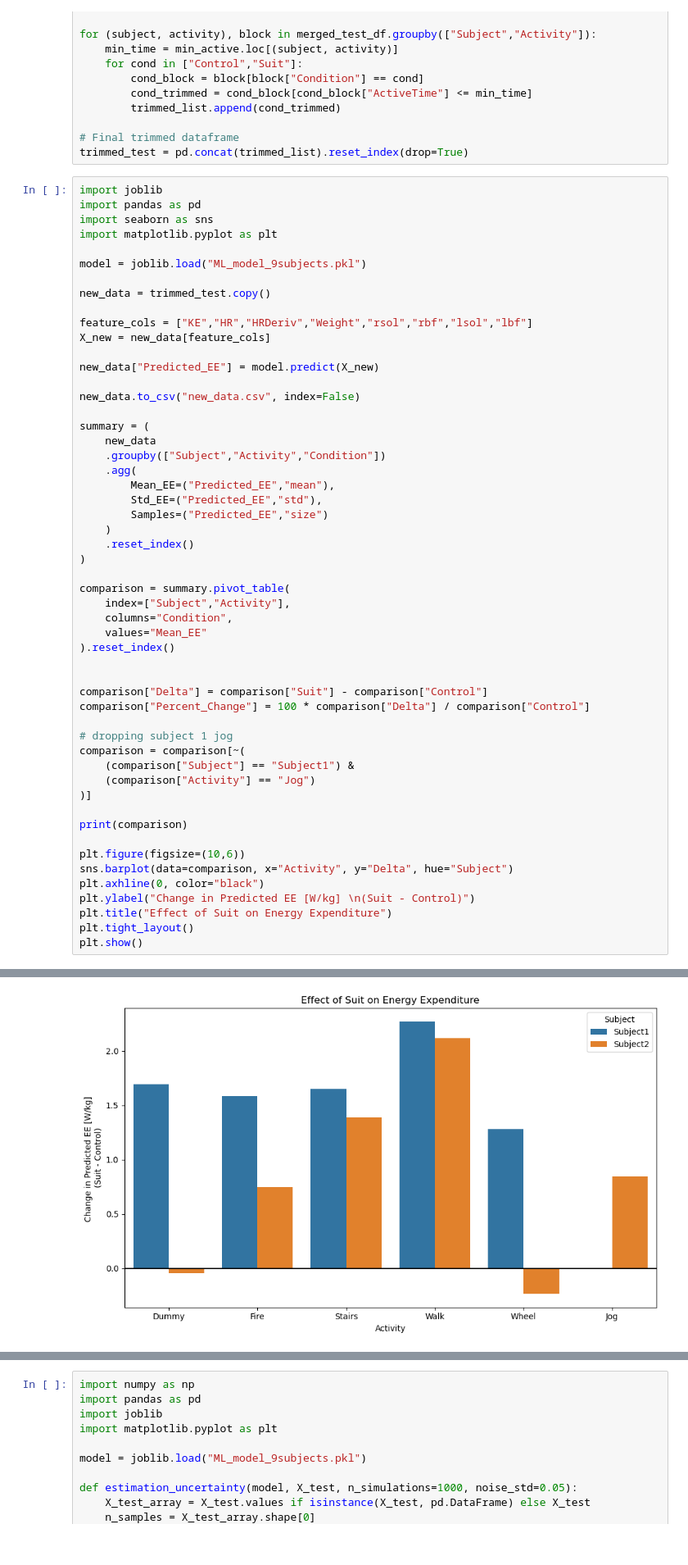
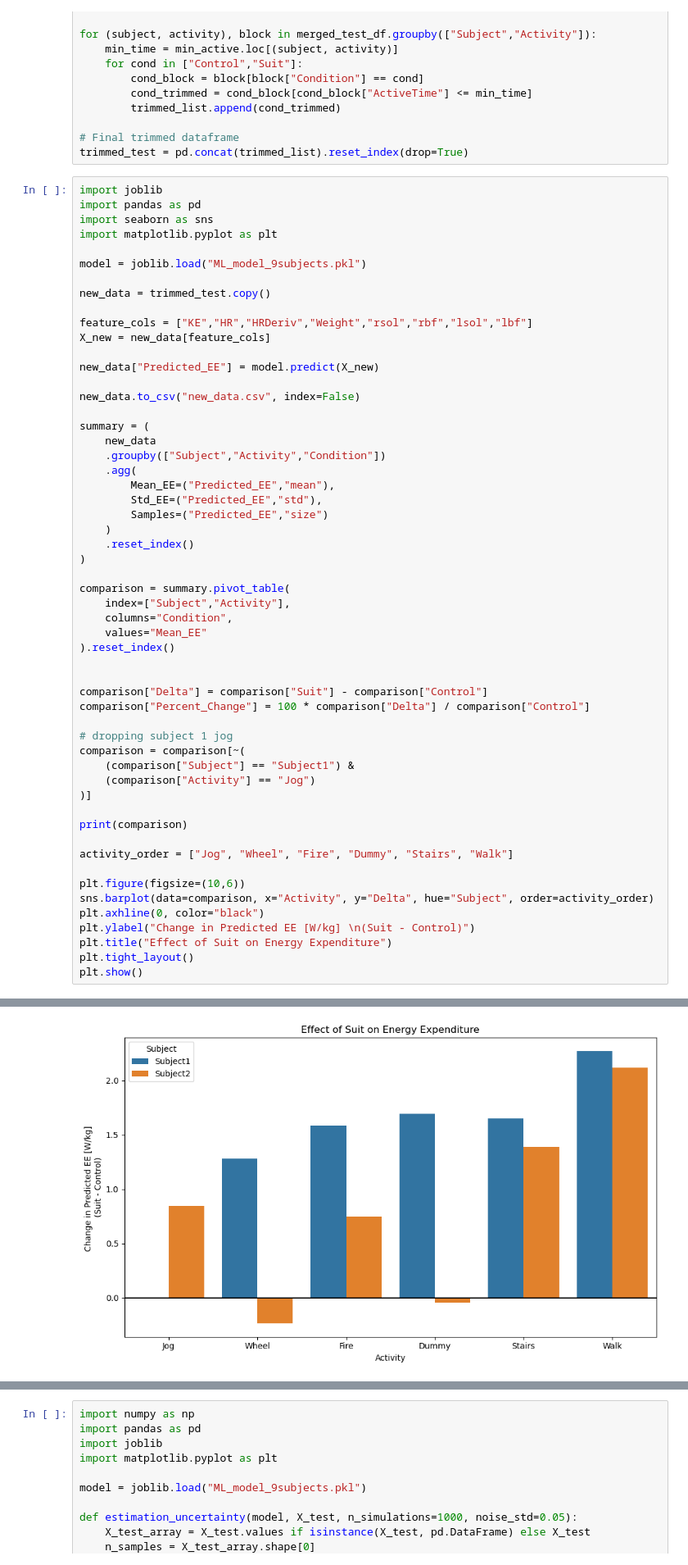
Before and after one commit to katiembutler/MetabolicCost, a Jupyter notebook: dataAnalysis.ipynb, the cells around one changed output, grey strips where cells are left out. Shown at 82% size. Saved outputs shown, nothing was run; the diff lists cells and outputs as text.

Commit message:
changed order on plot

```diff
--- a/dataAnalysis.ipynb
+++ b/dataAnalysis.ipynb
@@ -1379,35 +1379,37 @@ comparison = summary.pivot_table(
 comparison["Delta"] = comparison["Suit"] - comparison["Control"]
 comparison["Percent_Change"] = 100 * comparison["Delta"] / comparison["Control"]
 
 # dropping subject 1 jog
 comparison = comparison[~(
     (comparison["Subject"] == "Subject1") &
     (comparison["Activity"] == "Jog")
 )]
 
 print(comparison)
 
+activity_order = ["Jog", "Wheel", "Fire", "Dummy", "Stairs", "Walk"]
+
 plt.figure(figsize=(10,6))
-sns.barplot(data=comparison, x="Activity", y="Delta", hue="Subject")
+sns.barplot(data=comparison, x="Activity", y="Delta", hue="Subject", order=activity_order)
 plt.axhline(0, color="black")
 plt.ylabel("Change in Predicted EE [W/kg] \n(Suit - Control)")
 plt.title("Effect of Suit on Energy Expenditure")
 plt.tight_layout()
 plt.show()
 # %% [output]
 Condition   Subject Activity   Control       Suit     Delta  Percent_Change
 0          Subject1    Dummy  2.464450   4.160646  1.696196       68.826542
 1          Subject1     Fire  2.162656   3.749128  1.586472       73.357595
 3          Subject1   Stairs  4.154906   5.808481  1.653575       39.798131
 4          Subject1     Walk  2.913766   5.183172  2.269405       77.885640
 5          Subject1    Wheel  2.360661   3.640904  1.280243       54.232388
 6          Subject2    Dummy  4.961251   4.918302 -0.042949       -0.865679
 7          Subject2     Fire  4.668279   5.415927  0.747648       16.015490
 8          Subject2      Jog  9.533382  10.379011  0.845629        8.870188
 9          Subject2   Stairs  6.633885   8.024458  1.390573       20.961669
 10         Subject2     Walk  4.060310   6.178726  2.118416       52.173757
 11         Subject2    Wheel  4.637687   4.403402 -0.234284       -5.051750
-[figure, old version]
+[figure, new version]
 # %%
 import joblib
 import pandas as pd
```
Also changed, not shown: parts of 1 cell of this notebook.
